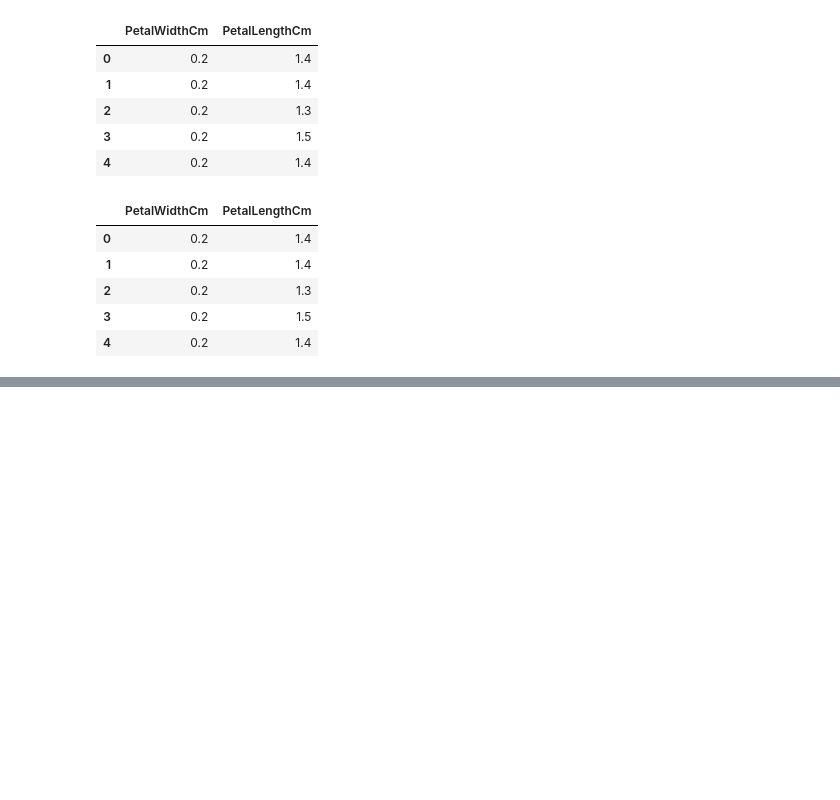
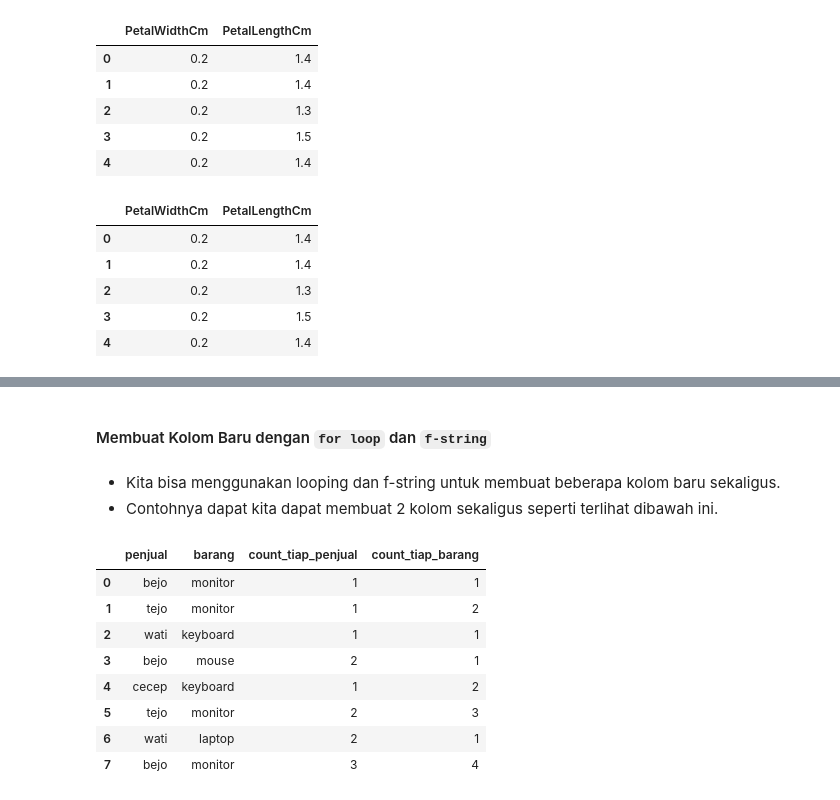
Before and after one commit to AlbertusAlanMehetabel/trik_pandas, a Jupyter notebook: Trik_Pandas_13.ipynb, the cells around one changed output, grey strips where cells are left out. Cells and saved outputs as stored; diff of their text form; code cells hidden in the pictures; blank space fills up the shorter version.

Commit message:
Update: Add 'Membuat Kolom Baru dengan for loop dan f-string' tricks
- Add 'Membuat Kolom Baru dengan for loop dan f-string' points

```diff
--- a/Trik_Pandas_13.ipynb
+++ b/Trik_Pandas_13.ipynb
@@ -75,0 +91,6 @@ df[[f'{part}WidthCm', f'{part}LengthCm']].head()
+# %%
+d = {'penjual':['bejo', 'tejo', 'wati', 'bejo', 'cecep', 'tejo', 'wati', 'bejo'],
+     'barang':['monitor', 'monitor', 'keyboard', 'mouse', 'keyboard', 'monitor', 'laptop', 'monitor']}
+
+df = pd.DataFrame(d)
+df
@@ -75,0 +107,22 @@ df[[f'{part}WidthCm', f'{part}LengthCm']].head()
+# %% [markdown]
+#### Membuat Kolom Baru dengan `for loop` dan `f-string`
+# %% [markdown]
+- Kita bisa menggunakan looping dan f-string untuk membuat beberapa kolom baru sekaligus.
+- Contohnya dapat kita dapat membuat 2 kolom sekaligus seperti terlihat dibawah ini.
+# %%
+cols = ['penjual', 'barang']
+
+for col in cols:
+    df[f'count_tiap_{col}'] =  df.groupby(col).cumcount() + 1
+
+df
+# %% [output]
+|  | penjual | barang | count_tiap_penjual | count_tiap_barang |
+| 0 | bejo | monitor | 1 | 1 |
+| 1 | tejo | monitor | 1 | 2 |
+| 2 | wati | keyboard | 1 | 1 |
+| 3 | bejo | mouse | 2 | 1 |
+| 4 | cecep | keyboard | 1 | 2 |
+| 5 | tejo | monitor | 2 | 3 |
+| 6 | wati | laptop | 2 | 1 |
+| 7 | bejo | monitor | 3 | 4 |
```
Also changed, not shown: parts of 5 cells of this notebook.
